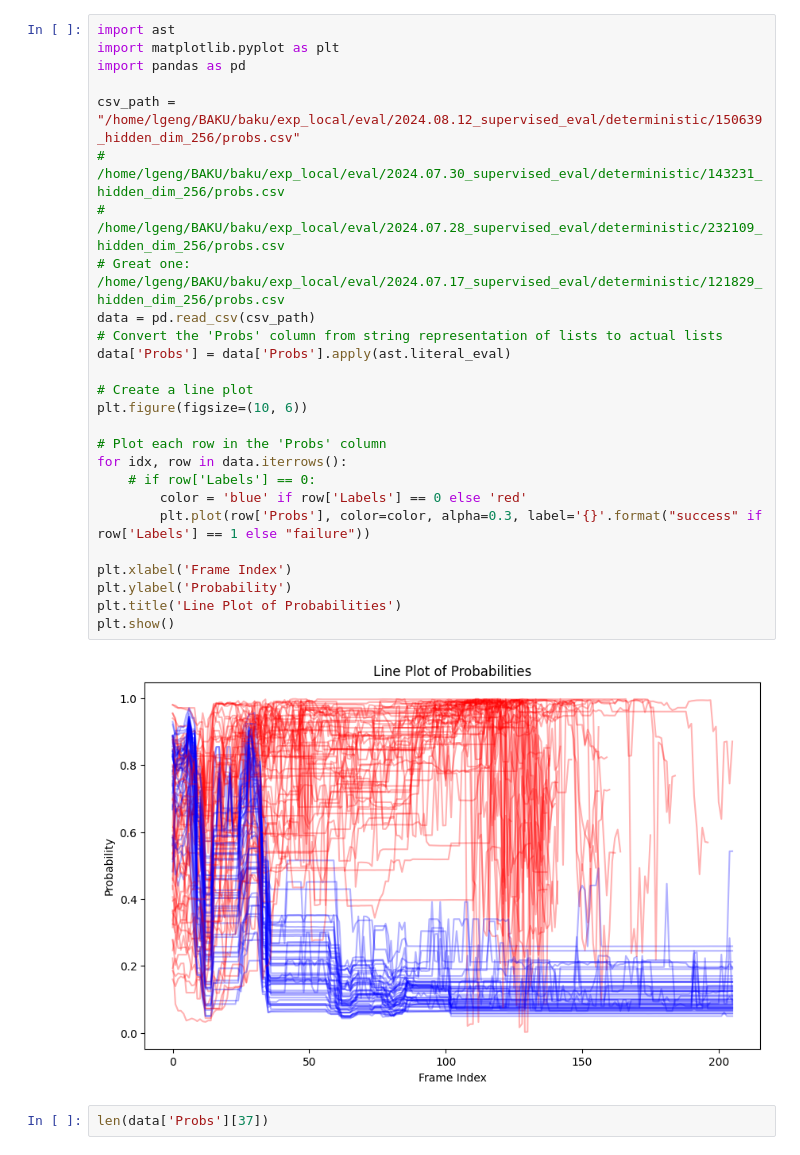
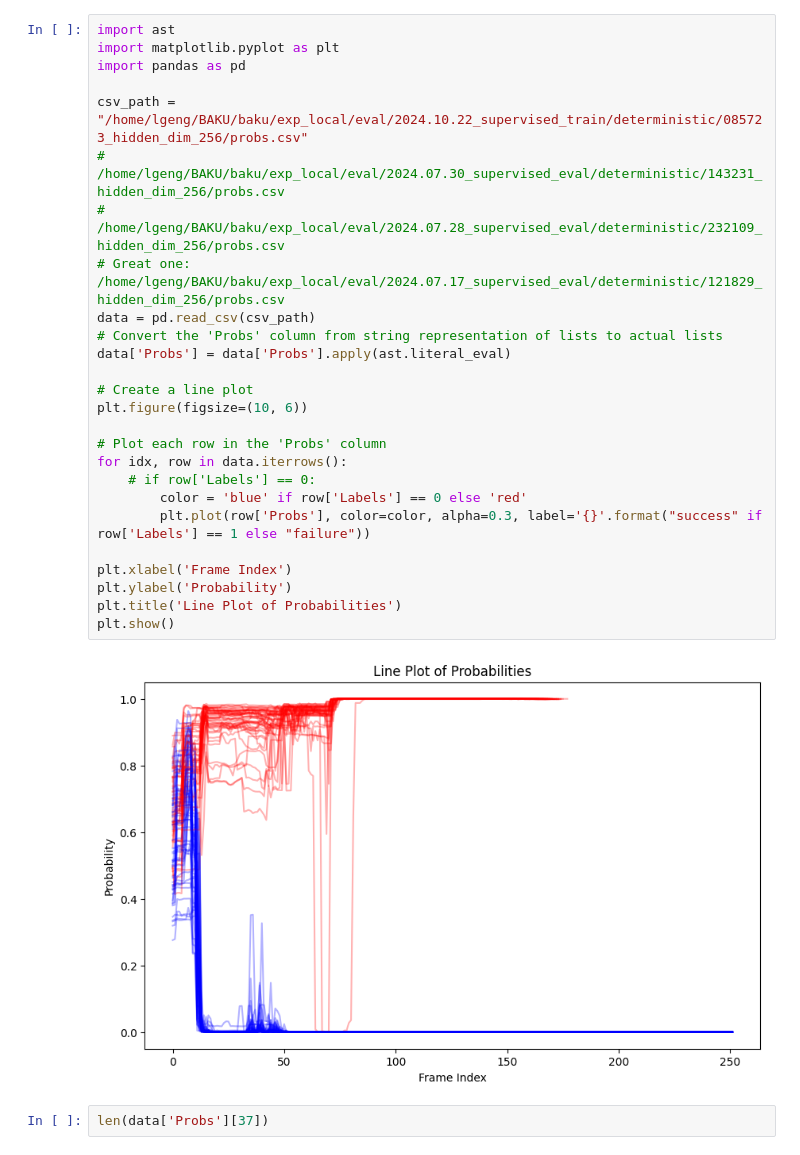
Before and after one commit to lygeng0427/BAKU, a Jupyter notebook: baku/visualize.ipynb, the cells around one changed output. Saved outputs shown, nothing was run; the diff lists cells and outputs as text.

```diff
--- a/baku/visualize.ipynb
+++ b/baku/visualize.ipynb
@@ -1,31 +1,31 @@
 # %%
 import ast
 import matplotlib.pyplot as plt
 import pandas as pd
 
-csv_path = "/home/lgeng/BAKU/baku/exp_local/eval/2024.08.12_supervised_eval/deterministic/150639_hidden_dim_256/probs.csv"
+csv_path = "/home/lgeng/BAKU/baku/exp_local/eval/2024.10.22_supervised_train/deterministic/085723_hidden_dim_256/probs.csv"
 # /home/lgeng/BAKU/baku/exp_local/eval/2024.07.30_supervised_eval/deterministic/143231_hidden_dim_256/probs.csv
 # /home/lgeng/BAKU/baku/exp_local/eval/2024.07.28_supervised_eval/deterministic/232109_hidden_dim_256/probs.csv
 # Great one: /home/lgeng/BAKU/baku/exp_local/eval/2024.07.17_supervised_eval/deterministic/121829_hidden_dim_256/probs.csv
 data = pd.read_csv(csv_path)
 # Convert the 'Probs' column from string representation of lists to actual lists
 data['Probs'] = data['Probs'].apply(ast.literal_eval)
 
 # Create a line plot
 plt.figure(figsize=(10, 6))
 
 # Plot each row in the 'Probs' column
 for idx, row in data.iterrows():
     # if row['Labels'] == 0:
         color = 'blue' if row['Labels'] == 0 else 'red'
         plt.plot(row['Probs'], color=color, alpha=0.3, label='{}'.format("success" if row['Labels'] == 1 else "failure"))
 
 plt.xlabel('Frame Index')
 plt.ylabel('Probability')
 plt.title('Line Plot of Probabilities')
 plt.show()
 # %% [output]
-[figure, old version]
+[figure, new version]
 # %%
 len(data['Probs'][37])
 # %% [output]
```
Also changed, not shown: 15 other files.
